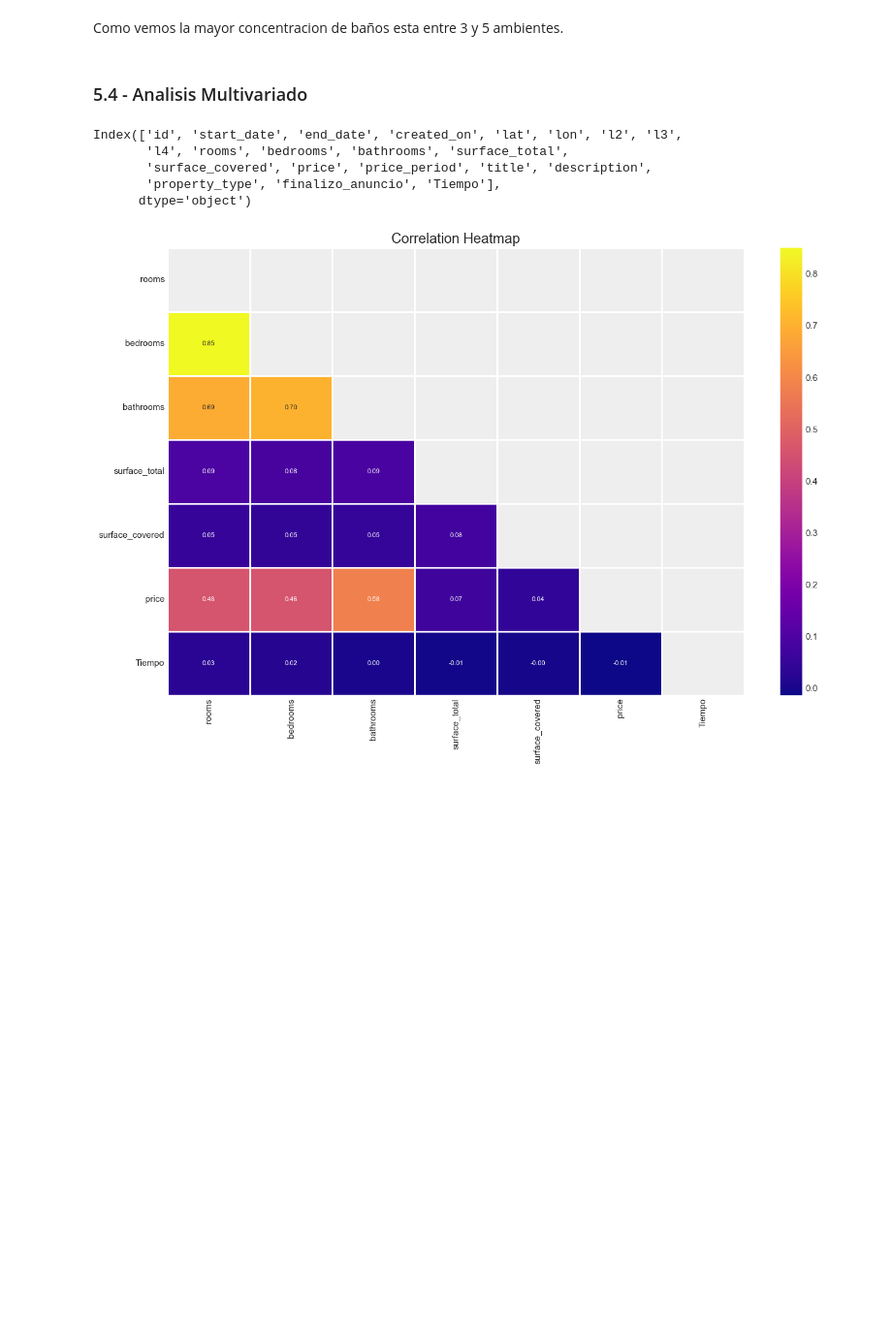
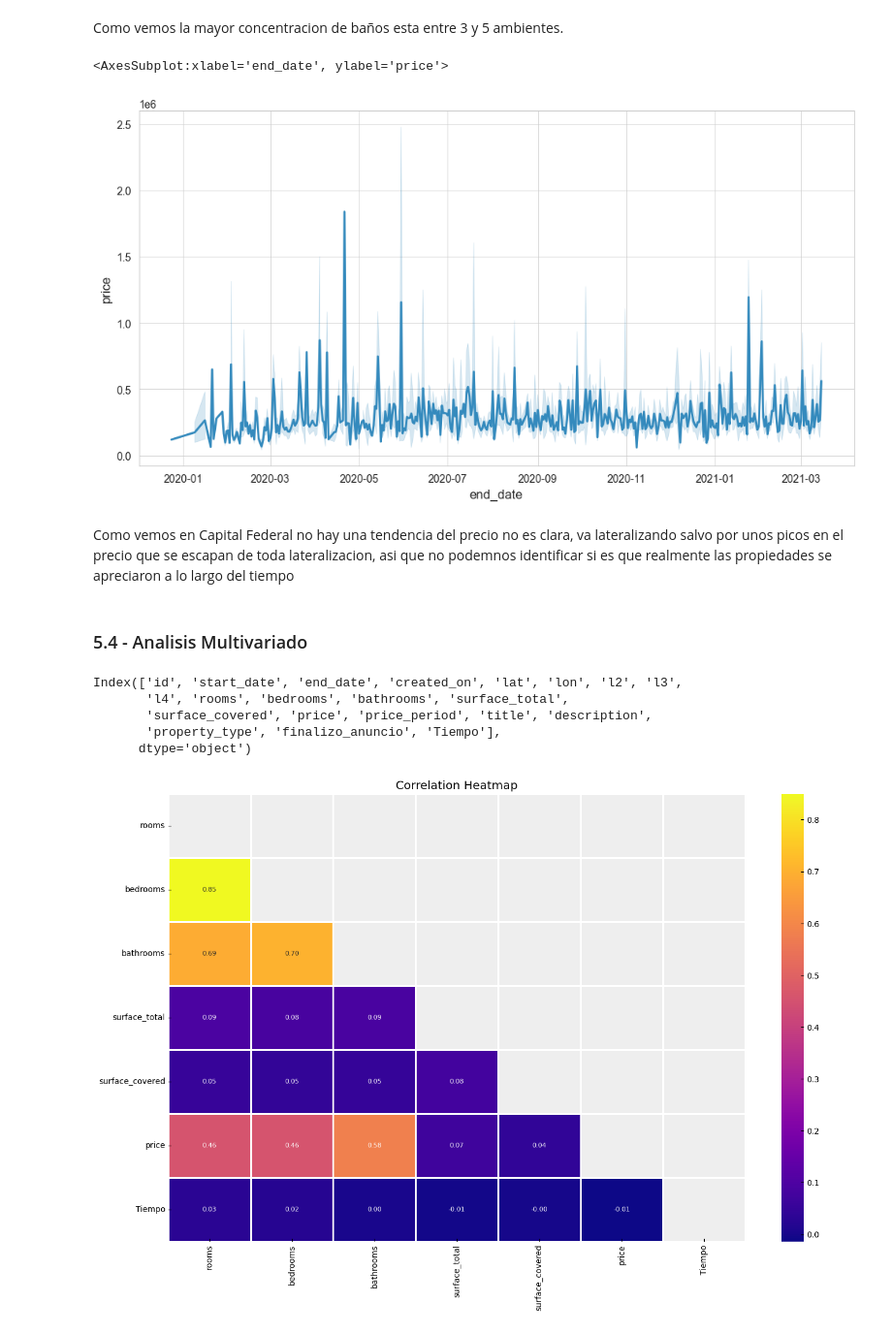
Before and after one commit to Jmgaz/Proyecto_Final_Data_Science, a Jupyter notebook: PrimeraEntrega_Carsillo+Rodriguez.ipynb, the cells around one changed output. Shown at 97% size. Saved outputs shown, nothing was run; the diff lists cells and outputs as text; code cells hidden in the pictures; blank space fills up the shorter version.

```diff
--- a/PrimeraEntrega_Carsillo+Rodriguez.ipynb
+++ b/PrimeraEntrega_Carsillo+Rodriguez.ipynb
@@ -435,5 +429,15 @@ plt.show()
 # %% [markdown]
 Como vemos la mayor concentracion de baños esta entre 3 y 5 ambientes.
+# %%
+F = F[F['l2']=='Capital Federal']
+
+plt.subplots(figsize=(12,6))
+sns.lineplot(data=F,x="end_date",y="price")
+# %% [output]
+<AxesSubplot:xlabel='end_date', ylabel='price'>
+[figure, added]
+# %% [markdown]
+Como vemos en Capital Federal no hay una tendencia del precio no es clara, va lateralizando salvo por unos picos en el precio que se escapan de toda lateralizacion, asi que no podemnos identificar si es que realmente las propiedades se apreciaron a lo largo del tiempo
 # %% [markdown]
 ### 5.4 - Analisis Multivariado
 # %%
```
Also changed, not shown: parts of 11 cells of this notebook.
